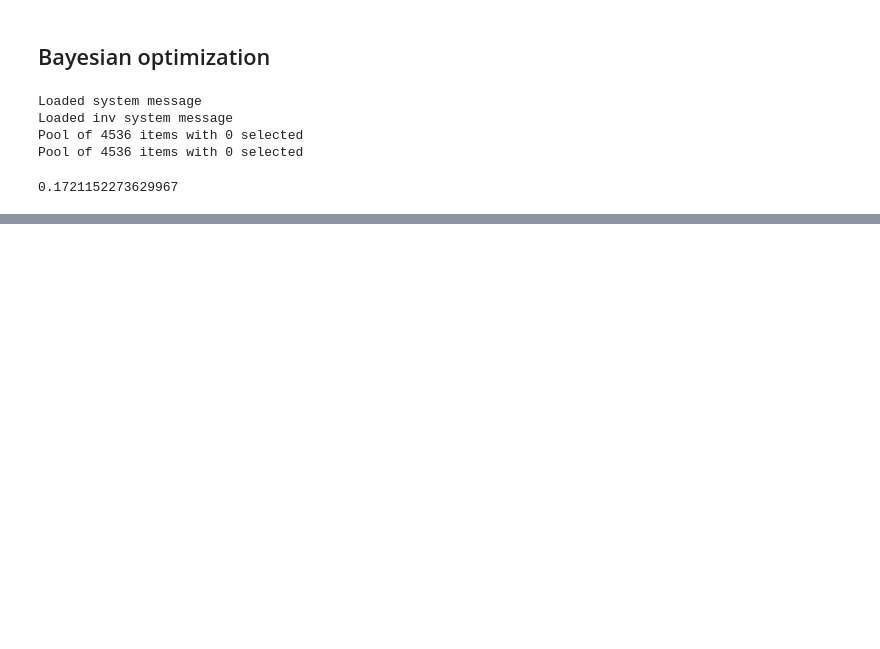
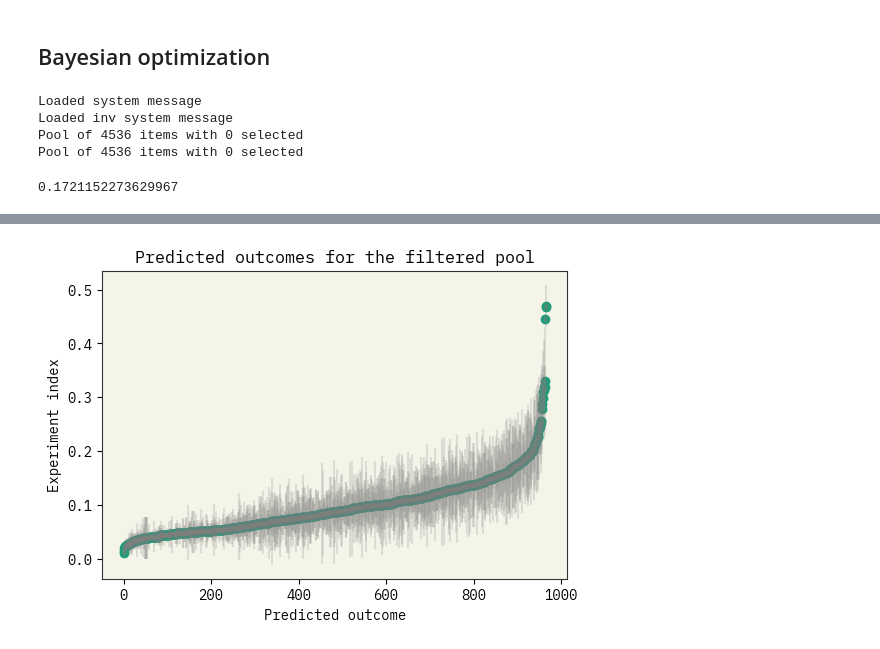
Before and after one commit to maykcaldas/BioNano-DOE, a Jupyter notebook: AgML/predict.ipynb, the cells around one changed output, grey strips where cells are left out. Saved outputs shown, nothing was run; the diff lists cells and outputs as text; code cells hidden in the pictures; blank space fills up the shorter version.

```diff
--- a/AgML/predict.ipynb
+++ b/AgML/predict.ipynb
@@ -727,0 +903,8 @@ for prompt in selected[0]:
+# %%
+proc_list = pd.read_csv('Data/procedures.tsv', sep='\t')
+prompts, labels_f = proc_list['prompt'].tolist(), proc_list['obj_f'].tolist()
+
+pool_type = "processed"
+pool_list = pd.read_csv(f"Data/pool_{pool_type}.txt", sep=';')
+# pool = cloudpickle.load(open(f'Data/pool_{pool_type}.pkl', 'rb'))
+pool = bolift.Pool(pool_list['prompt'].to_list())
@@ -727,0 +960,20 @@ for prompt in selected[0]:
+# %%
+propts = []
+preds_mean = []
+preds_std = []
+
+for p in pool:
+  propts.append(p)
+  pred = asktell.predict(p, system_message=system_message)
+  preds_mean.append(pred.mean())
+  preds_std.append(pred.std())
+
+predicted_pool = pd.DataFrame({
+  'prompt': propts,
+  'pred_mean': preds_mean,
+  'pred_std': preds_std
+  })
+# %%
+predicted_pool.sort_values(by='pred_mean', ascending=True, inplace=True)
+predicted_pool.to_csv(f'Data/predicted_pool_{pool_type}.txt', sep=';', index=False)
+predicted_pool
@@ -727,0 +994,14 @@ for prompt in selected[0]:
+# %%
+filtered_pool = predicted_pool[predicted_pool['pred_mean'] < 0.7]
+filtered_pool = filtered_pool[filtered_pool['pred_std'] < 0.1]
+# %%
+# plot filtered+pool means using pred_std as error
+plt.figure(figsize=(6, 4))
+plt.errorbar(range(len(filtered_pool)), filtered_pool['pred_mean'],yerr=filtered_pool['pred_std'], fmt='.', alpha=0.2, color='gray')
+plt.scatter(range(len(filtered_pool)), filtered_pool['pred_mean'], label='Filtered pool')
+plt.xlabel('Predicted outcome')
+plt.ylabel('Experiment index')
+plt.title('Predicted outcomes for the filtered pool')
+plt.show()
+# %% [output]
+[figure, added]
```
Also changed, not shown: parts of 15 cells of this notebook, 5 other files.
